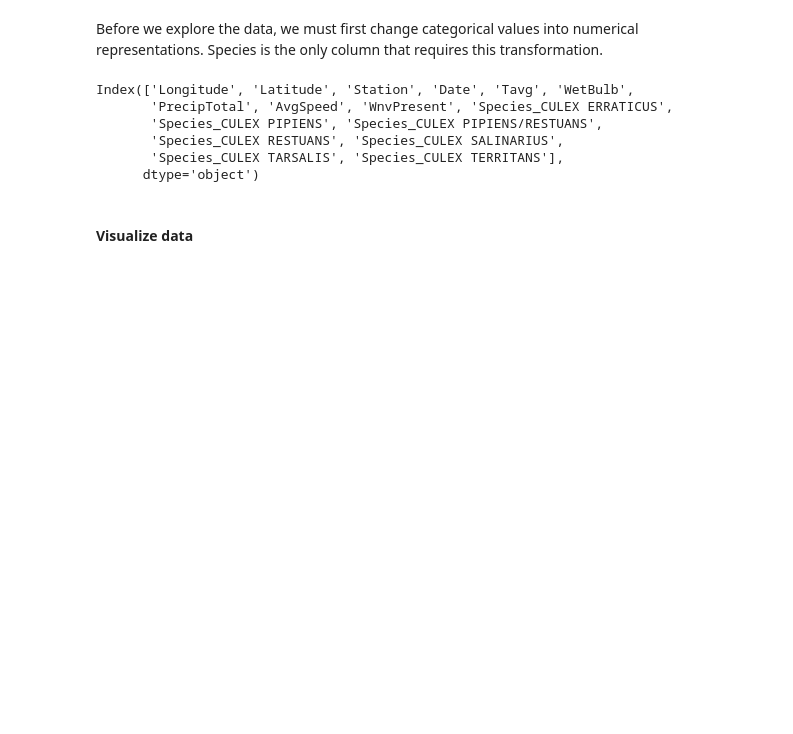
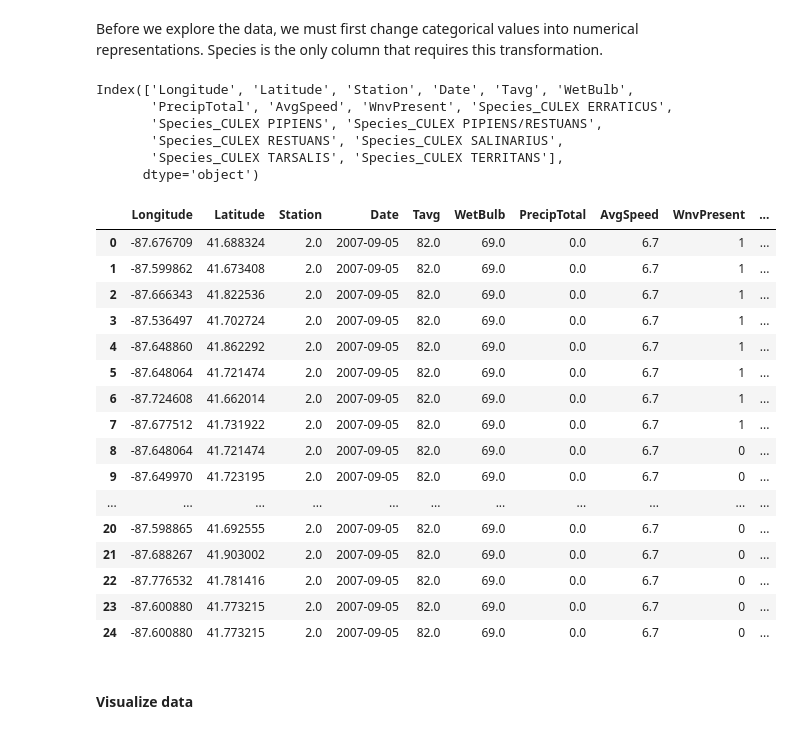
Before and after one commit to stedal/Westnile-Project, a Jupyter notebook: EDA.ipynb, the cells around one changed output. Cells and saved outputs as stored; diff of their text form; code cells hidden in the pictures; blank space fills up the shorter version.

```diff
--- a/EDA.ipynb
+++ b/EDA.ipynb
@@ -64,6 +65,26 @@ Index(['Longitude', 'Latitude', 'Station', 'Date', 'Tavg', 'WetBulb',
        'Species_CULEX RESTUANS', 'Species_CULEX SALINARIUS',
        'Species_CULEX TARSALIS', 'Species_CULEX TERRITANS'],
       dtype='object')
+# %%
+train.head(25)
+# %% [output]
+|  | Longitude | Latitude | Station | Date | Tavg | WetBulb | PrecipTotal | AvgSpeed | WnvPresent | ... |
+| 0 | -87.676709 | 41.688324 | 2.0 | 2007-09-05 | 82.0 | 69.0 | 0.0 | 6.7 | 1 | ... |
+| 1 | -87.599862 | 41.673408 | 2.0 | 2007-09-05 | 82.0 | 69.0 | 0.0 | 6.7 | 1 | ... |
+| 2 | -87.666343 | 41.822536 | 2.0 | 2007-09-05 | 82.0 | 69.0 | 0.0 | 6.7 | 1 | ... |
+| 3 | -87.536497 | 41.702724 | 2.0 | 2007-09-05 | 82.0 | 69.0 | 0.0 | 6.7 | 1 | ... |
+| 4 | -87.648860 | 41.862292 | 2.0 | 2007-09-05 | 82.0 | 69.0 | 0.0 | 6.7 | 1 | ... |
+| 5 | -87.648064 | 41.721474 | 2.0 | 2007-09-05 | 82.0 | 69.0 | 0.0 | 6.7 | 1 | ... |
+| 6 | -87.724608 | 41.662014 | 2.0 | 2007-09-05 | 82.0 | 69.0 | 0.0 | 6.7 | 1 | ... |
+| 7 | -87.677512 | 41.731922 | 2.0 | 2007-09-05 | 82.0 | 69.0 | 0.0 | 6.7 | 1 | ... |
+| 8 | -87.648064 | 41.721474 | 2.0 | 2007-09-05 | 82.0 | 69.0 | 0.0 | 6.7 | 0 | ... |
+| 9 | -87.649970 | 41.723195 | 2.0 | 2007-09-05 | 82.0 | 69.0 | 0.0 | 6.7 | 0 | ... |
+| ... | ... | ... | ... | ... | ... | ... | ... | ... | ... | ... |
+| 20 | -87.598865 | 41.692555 | 2.0 | 2007-09-05 | 82.0 | 69.0 | 0.0 | 6.7 | 0 | ... |
+| 21 | -87.688267 | 41.903002 | 2.0 | 2007-09-05 | 82.0 | 69.0 | 0.0 | 6.7 | 0 | ... |
+| 22 | -87.776532 | 41.781416 | 2.0 | 2007-09-05 | 82.0 | 69.0 | 0.0 | 6.7 | 0 | ... |
+| 23 | -87.600880 | 41.773215 | 2.0 | 2007-09-05 | 82.0 | 69.0 | 0.0 | 6.7 | 0 | ... |
+| 24 | -87.600880 | 41.773215 | 2.0 | 2007-09-05 | 82.0 | 69.0 | 0.0 | 6.7 | 0 | ... |
 # %% [markdown]
 #### Visualize data
 # %% [markdown]
```
Also changed, not shown: parts of 24 cells of this notebook, 4 other files.
